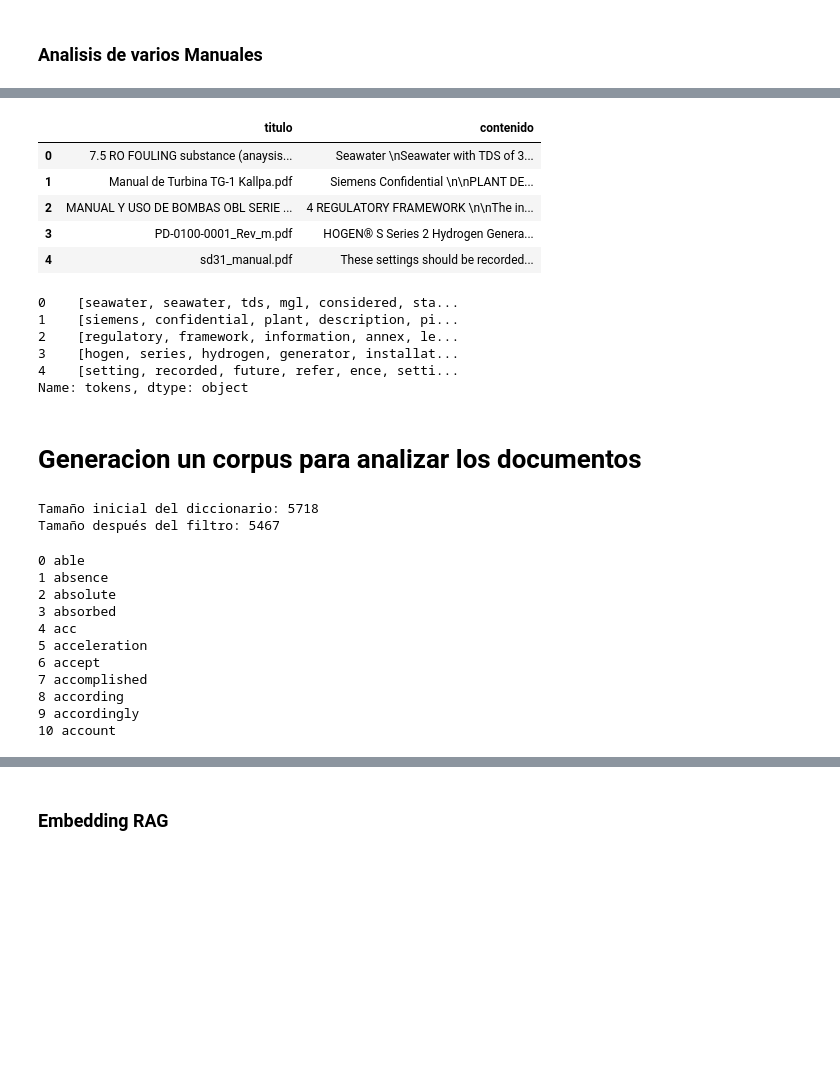
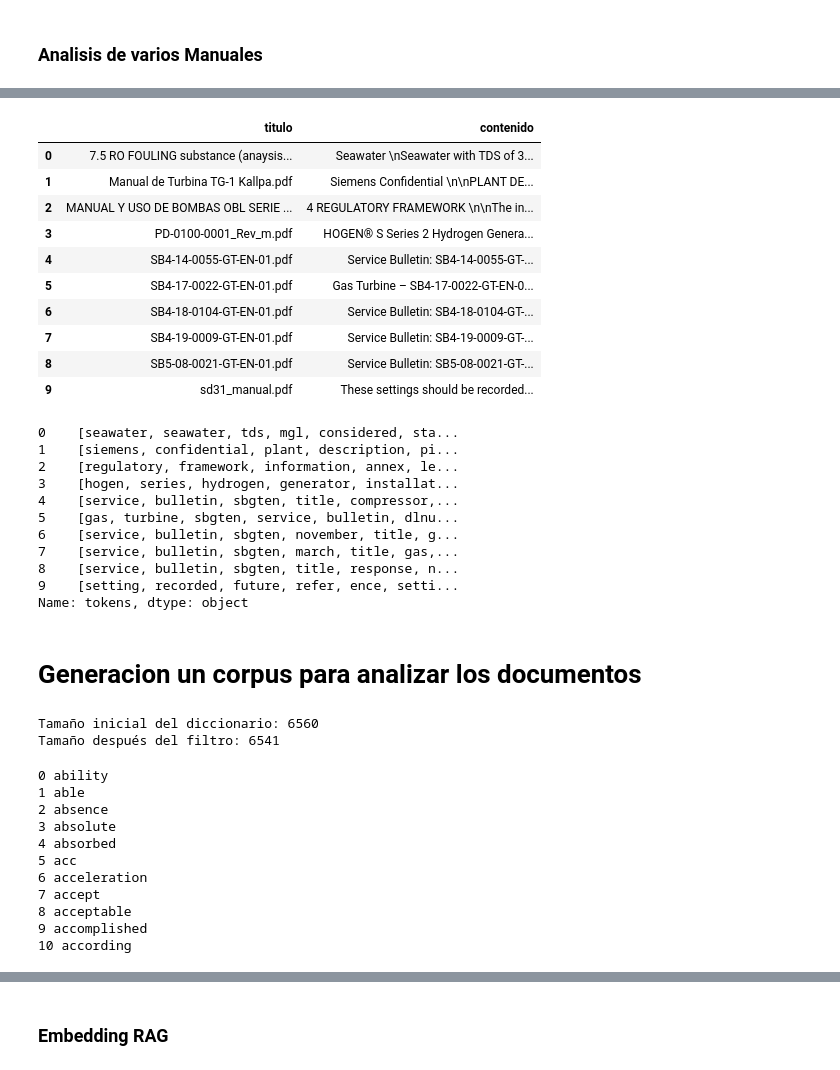
Before and after one commit to LightS7yle/Tesis, a Jupyter notebook: notebooks/analisis.ipynb, the cells around one changed output, grey strips where cells are left out. Drawn from its saved outputs; the diff is of its cells as text; code cells hidden in the pictures; blank space fills up the shorter version.

```diff
--- a/notebooks/analisis.ipynb
+++ b/notebooks/analisis.ipynb
@@ -98,7 +98,7 @@ plt.show()
 # %% [markdown]
 ### Analisis de varios Manuales
 # %%
-boundaries = {"PD-0100-0001_Rev_m.pdf": [6,72],"sd31_manual.pdf":[4,64], "MANUAL Y USO DE BOMBAS OBL SERIE R.pdf":[9,72],"7.5 RO FOULING substance (anaysis solution).pdf":[1,48],"Manual de Turbina TG-1 Kallpa.pdf":[21,282]}
+boundaries = {"PD-0100-0001_Rev_m.pdf": [6,72],"sd31_manual.pdf":[4,64], "MANUAL Y USO DE BOMBAS OBL SERIE R.pdf":[9,72],"7.5 RO FOULING substance (anaysis solution).pdf":[1,48],"Manual de Turbina TG-1 Kallpa.pdf":[21,282],"SB4-18-0104-GT-EN-01.pdf":[3,60],"SB4-19-0009-GT-EN-01.pdf":[3,4],"SB5-08-0021-GT-EN-01.pdf":[3,6],"SB4-17-0022-GT-EN-01.pdf":[3,3],"SB4-14-0055-GT-EN-01.pdf":[3,7]}
 # %%
 import os
 titulos = []
@@ -132,20 +143,25 @@ Leyendo: ../Manuales\sd31_manual.pdf
 # %%
 import pandas as pd
 
 df = pd.DataFrame({
     "titulo": titulos,
     "contenido": contenido
 })
 
 # Ver las primeras filas
-df.head()
+df.head(10)
 # %% [output]
 |  | titulo | contenido |
 | 0 | 7.5 RO FOULING substance (anaysis... | Seawater \nSeawater with TDS of 3... |
 | 1 | Manual de Turbina TG-1 Kallpa.pdf | Siemens Confidential \n\nPLANT DE... |
 | 2 | MANUAL Y USO DE BOMBAS OBL SERIE ... | 4 REGULATORY FRAMEWORK \n\nThe in... |
 | 3 | PD-0100-0001_Rev_m.pdf | HOGEN® S Series 2 Hydrogen Genera... |
-| 4 | sd31_manual.pdf | These settings should be recorded... |
+| 4 | SB4-14-0055-GT-EN-01.pdf | Service Bulletin: SB4-14-0055-GT-... |
+| 5 | SB4-17-0022-GT-EN-01.pdf | Gas Turbine – SB4-17-0022-GT-EN-0... |
+| 6 | SB4-18-0104-GT-EN-01.pdf | Service Bulletin: SB4-18-0104-GT-... |
+| 7 | SB4-19-0009-GT-EN-01.pdf | Service Bulletin: SB4-19-0009-GT-... |
+| 8 | SB5-08-0021-GT-EN-01.pdf | Service Bulletin: SB5-08-0021-GT-... |
+| 9 | sd31_manual.pdf | These settings should be recorded... |
 # %%
 df["tokens"]= df["contenido"].apply(tokenize)
 df["tokens"]
@@ -154,7 +170,12 @@ df["tokens"]
 1    [siemens, confidential, plant, description, pi...
 2    [regulatory, framework, information, annex, le...
 3    [hogen, series, hydrogen, generator, installat...
-4    [setting, recorded, future, refer, ence, setti...
+4    [service, bulletin, sbgten, title, compressor,...
+5    [gas, turbine, sbgten, service, bulletin, dlnu...
+6    [service, bulletin, sbgten, november, title, g...
+7    [service, bulletin, sbgten, march, title, gas,...
+8    [service, bulletin, sbgten, title, response, n...
+9    [setting, recorded, future, refer, ence, setti...
 Name: tokens, dtype: object
 # %% [markdown]
 # Generacion un corpus para analizar los documentos
@@ -168,8 +189,8 @@ print("Tamaño inicial del diccionario:", len(dictionary))
 dictionary.filter_extremes(no_below=1, no_above=0.8, keep_n=100000)
 print("Tamaño después del filtro:", len(dictionary))
 # %% [output]
-Tamaño inicial del diccionario: 5718
-Tamaño después del filtro: 5467
+Tamaño inicial del diccionario: 6560
+Tamaño después del filtro: 6541
 # %%
 # Creamos el corpus para bow
 corpus_bow = [dictionary.doc2bow(tokens) for tokens in df['tokens']]
@@ -181,17 +202,17 @@ for k, v in dictionary.iteritems():
     if count > 10:
         break
 # %% [output]
-0 able
-1 absence
-2 absolute
-3 absorbed
-4 acc
-5 acceleration
-6 accept
-7 accomplished
-8 according
-9 accordingly
-10 account
+0 ability
+1 able
+2 absence
+3 absolute
+4 absorbed
+5 acc
+6 acceleration
+7 accept
+8 acceptable
+9 accomplished
+10 according
 # %%
 corpus_bow[0]
 # %% [output]
```
Also changed, not shown: parts of 12 cells of this notebook, 12 other files.
